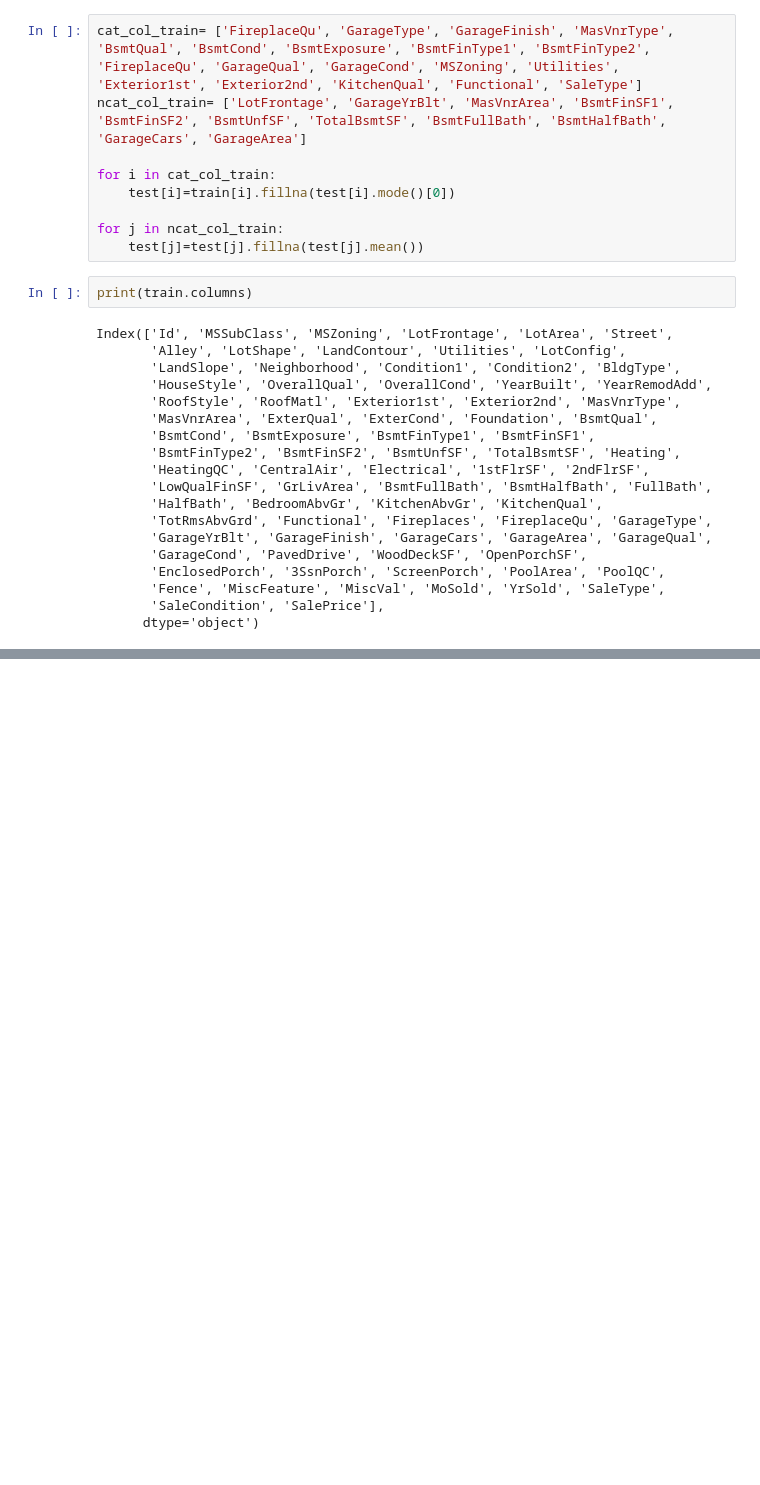
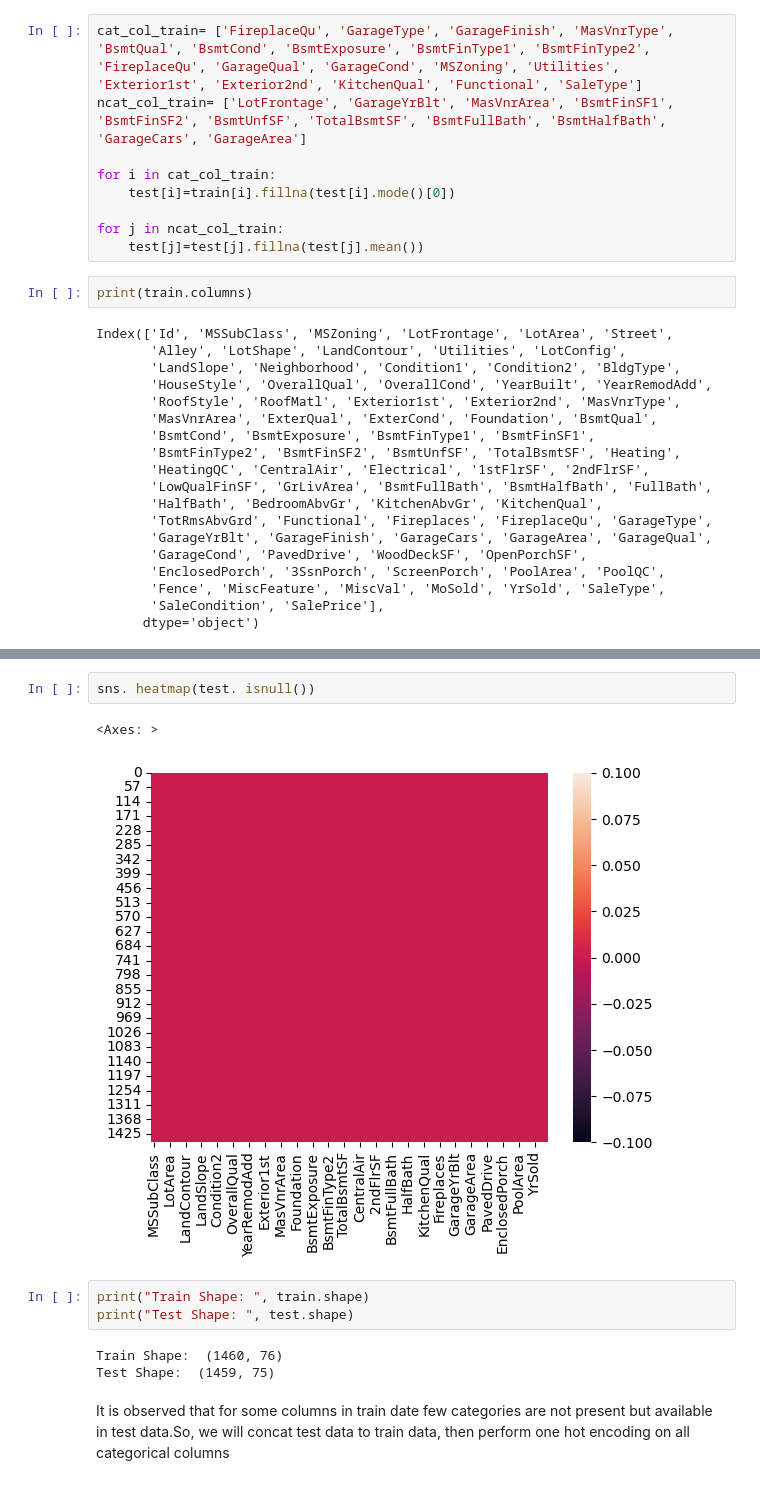
Before and after one commit to hthuonq/sgu-MAYHOC, a Jupyter notebook: lab02/data/lab02_house_price_CRISP.ipynb, the cells around one changed output, grey strips where cells are left out. Drawn from its saved outputs; the diff is of its cells as text; blank space fills up the shorter version.

```diff
--- a/lab02/data/lab02_house_price_CRISP.ipynb
+++ b/lab02/data/lab02_house_price_CRISP.ipynb
@@ -152,0 +168,13 @@ Index(['Id', 'MSSubClass', 'MSZoning', 'LotFrontage', 'LotArea', 'Street',
+# %%
+sns. heatmap(test. isnull())
+# %% [output]
+<Axes: >
+[figure, added]
+# %%
+print("Train Shape: ", train.shape)
+print("Test Shape: ", test.shape)
+# %% [output]
+Train Shape:  (1460, 76)
+Test Shape:  (1459, 75)
+# %% [markdown]
+It is observed that for some columns in train date few categories are not present but available in test data.So, we will concat test data to train data, then perform one hot encoding on all categorical columns
```
Also changed, not shown: parts of 11 cells of this notebook.
